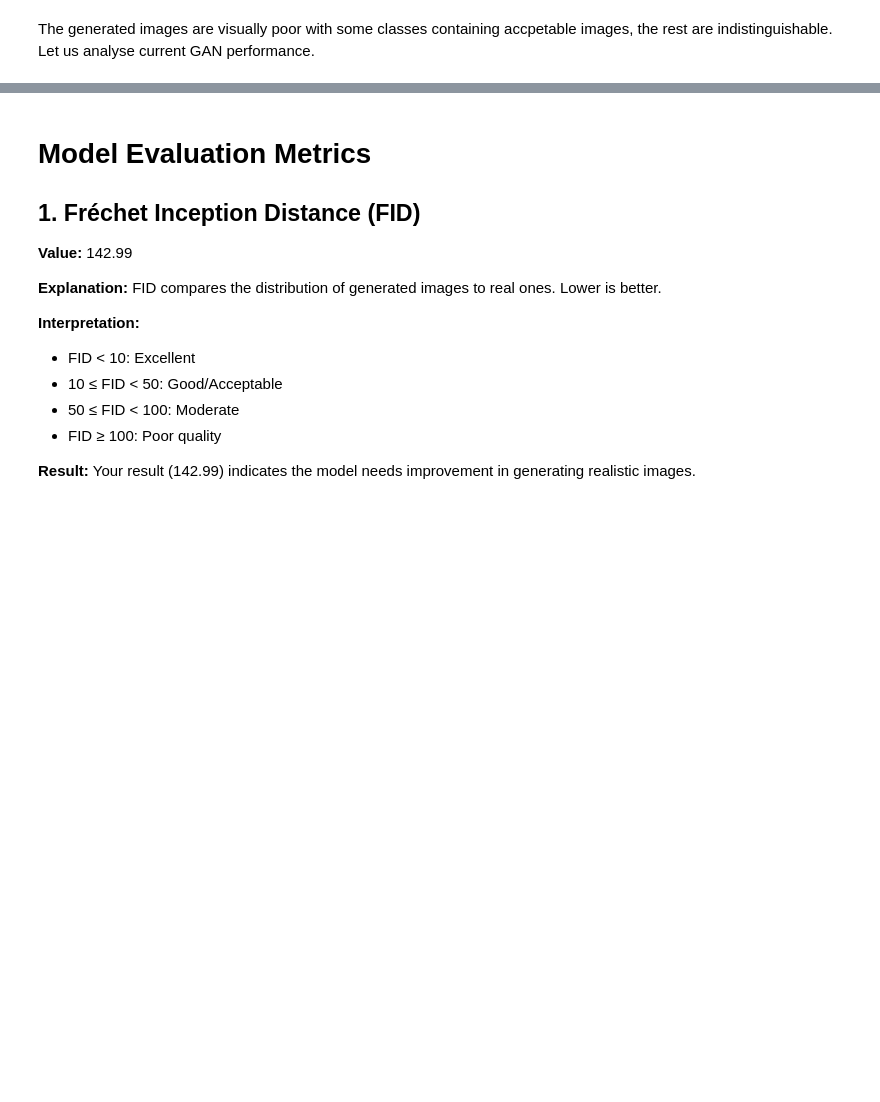
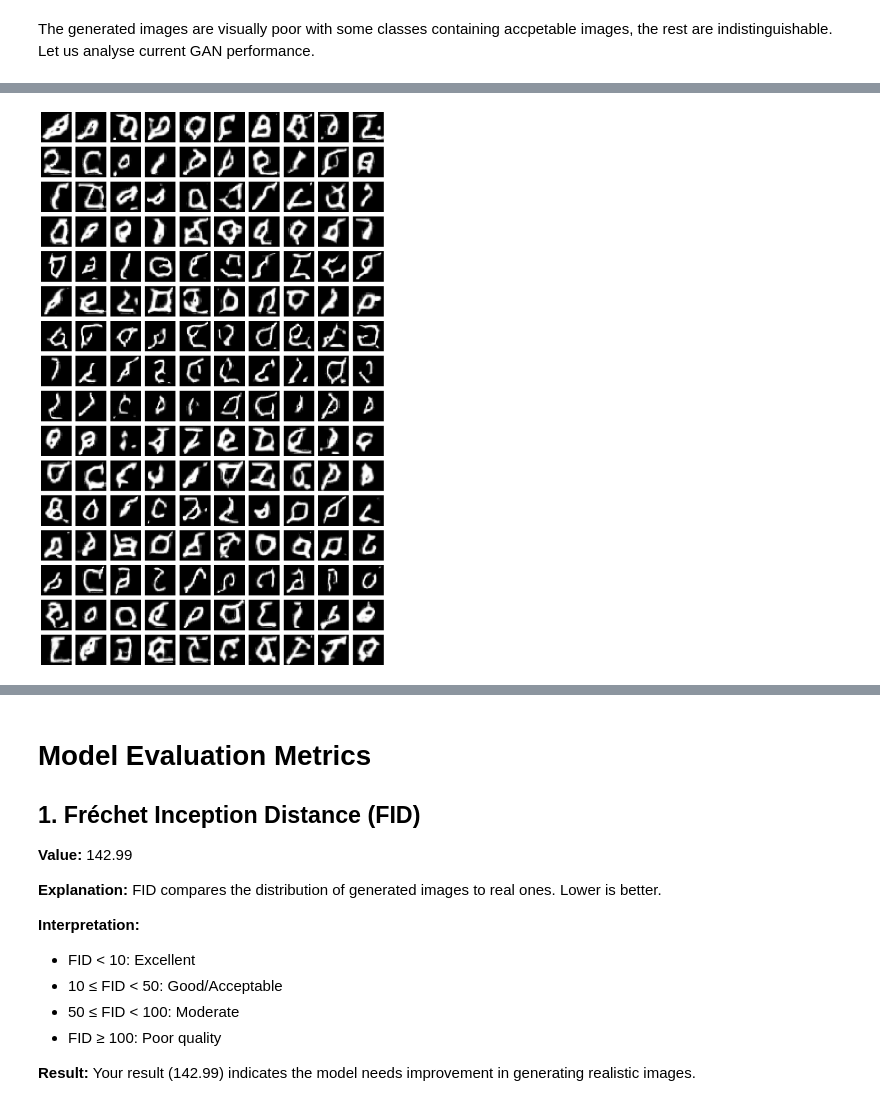
Before and after one commit to ATLAS097/Deep-Learning-CA-2, a Jupyter notebook: GAN_Part_A.ipynb, the cells around one changed output, grey strips where cells are left out. Drawn from its saved outputs; the diff is of its cells as text; code cells hidden in the pictures; blank space fills up the shorter version.

```diff
--- a/GAN_Part_A.ipynb
+++ b/GAN_Part_A.ipynb
@@ -2217,0 +3384,10 @@ WARNING:absl:No training configuration found in the save file, so the model was
+# %%
+biggan = BigGANLite(
+    img_shape=(28,28,1),
+    latent_dim=128,
+    num_classes=len(classes_biggan),
+    embed_dim=128,
+    lr_g=2e-4, lr_d=2e-4, beta1=0.0, beta2=0.9,
+    idx_to_letter=i2l_biggan
+)
+biggan.train(train_dataset_biggan, epochs=40, sample_interval=5)
@@ -2218,3 +3404,17 @@ WARNING:absl:No training configuration found in the save file, so the model was
+# %%
+# ==== Visualize 10 per class ====
+import matplotlib.pyplot as plt
+
+rows, cols = len(classes_biggan), 10
+fig, axes = plt.subplots(rows, cols, figsize=(cols*1.2, rows*1.2))
+for c in range(rows):
+    gen = biggan.generate_specific_class(c, n=cols)
+    for j in range(cols):
+        axes[c, j].imshow(gen[j,:,:,0], cmap='gray'); axes[c, j].axis('off')
+    axes[c, 0].set_ylabel(classes_biggan[c], fontsize=10, rotation=0, labelpad=12)
+plt.tight_layout(); plt.show()
+# %% [output]
+[figure, added]
 # %%
 # import os
 # import time
```
Also changed, not shown: parts of 26 cells of this notebook.
